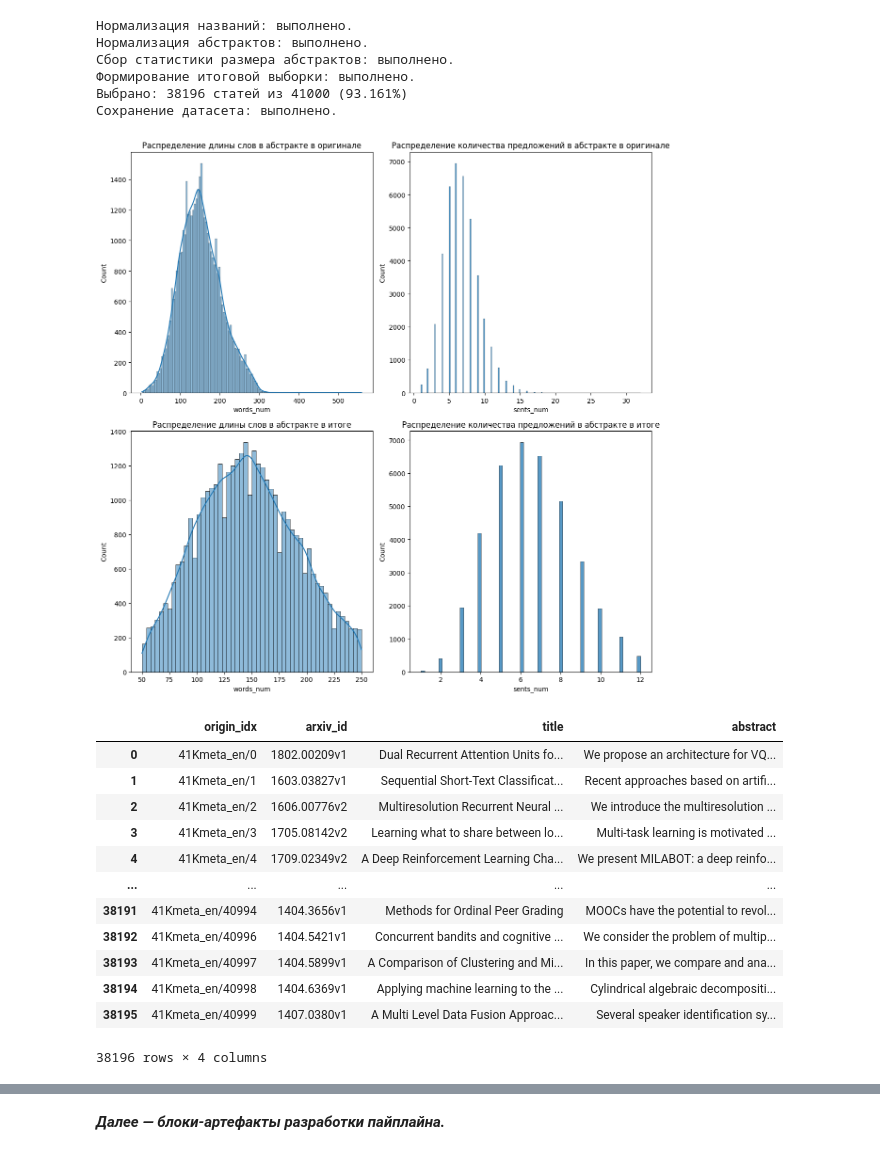
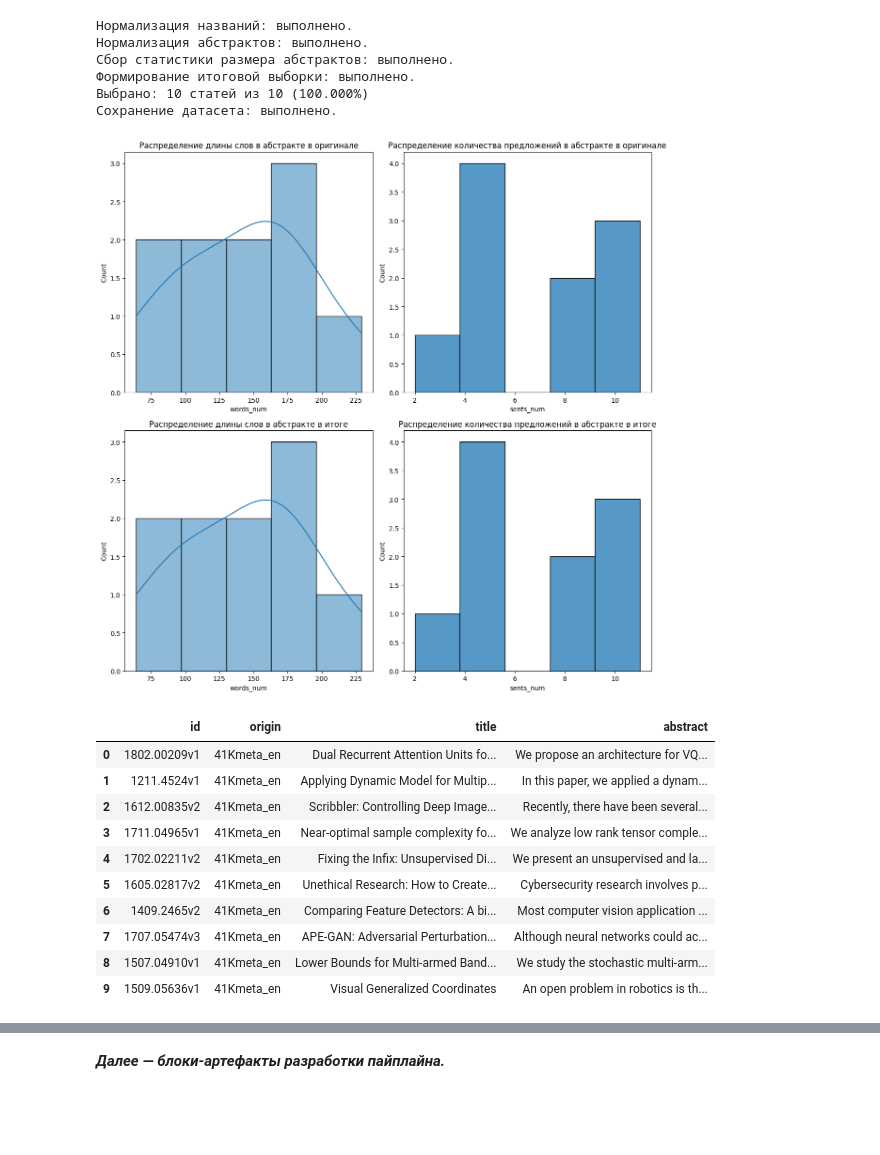
Before and after one commit to iltars311/ArticleCover, a Jupyter notebook: src/data_processing.ipynb, the cells around one changed output, grey strips where cells are left out. Saved outputs shown, nothing was run; the diff lists cells and outputs as text; code cells hidden in the pictures; blank space fills up the shorter version.

```diff
--- a/src/data_processing.ipynb
+++ b/src/data_processing.ipynb
@@ -48,17 +48,17 @@ def data_preprocessing_pipeline(dataset_path, max_size=100000, save=False, save_
 
     df_json = load_json(dataset_path, max_size)
 
-    df_origin = pd.DataFrame(columns = ['origin_idx', 'arxiv_id', 'title', 'abstract'])
+    df_origin = pd.DataFrame(columns = ['id', 'origin', 'title', 'abstract'])
 
-    origin_id = 0
+    origin_idx = 0
     for art in tqdm(df_json, 'Создание pandas-DataFrame из данных'):
         if 'summary' in art or 'abstract' in art:
             arxiv_id = art['id']
             title = art['title']
             abstract = art['summary'] if 'summary' in art else art['abstract']
             row = pd.DataFrame({
-                'id' : dataset_path.split('/')[-2] + "/" + str(origin_id),
-                'arxiv_id' : [arxiv_id],
+                'id' :  [arxiv_id],
+                'origin' : [dataset_path.split('/')[-2]],
                 'title' : [title],
                 'abstract' : [abstract]
             })
@@ -115,28 +115,26 @@ def data_preprocessing_pipeline(dataset_path, max_size=100000, save=False, save_
 
     return df_fin.reset_index(drop=True)
 # %%
-data_preprocessing_pipeline('../origins/41Kmeta_en/arxivData.json', save=True, save_path='../dataset/clean.tsv', save_mode='w')
+data_preprocessing_pipeline('../origins/41Kmeta_en/arxivData.json', max_size=10, save=True, save_path='../dataset/clean.tsv', save_mode='w')
 # %% [output]
 Нормализация названий: выполнено.
 Нормализация абстрактов: выполнено.
 Сбор статистики размера абстрактов: выполнено.
 Формирование итоговой выборки: выполнено.
-Выбрано: 38196 статей из 41000 (93.161%)
+Выбрано: 10 статей из 10 (100.000%)
 Сохранение датасета: выполнено.
-[figure, old version]
+[figure, new version]
-|  | origin_idx | arxiv_id | title | abstract |
-| 0 | 41Kmeta_en/0 | 1802.00209v1 | Dual Recurrent Attention Units fo... | We propose an architecture for VQ... |
-| 1 | 41Kmeta_en/1 | 1603.03827v1 | Sequential Short-Text Classificat... | Recent approaches based on artifi... |
-| 2 | 41Kmeta_en/2 | 1606.00776v2 | Multiresolution Recurrent Neural ... | We introduce the multiresolution ... |
-| 3 | 41Kmeta_en/3 | 1705.08142v2 | Learning what to share between lo... | Multi-task learning is motivated ... |
-| 4 | 41Kmeta_en/4 | 1709.02349v2 | A Deep Reinforcement Learning Cha... | We present MILABOT: a deep reinfo... |
-| ... | ... | ... | ... | ... |
-| 38191 | 41Kmeta_en/40994 | 1404.3656v1 | Methods for Ordinal Peer Grading | MOOCs have the potential to revol... |
-| 38192 | 41Kmeta_en/40996 | 1404.5421v1 | Concurrent bandits and cognitive ... | We consider the problem of multip... |
-| 38193 | 41Kmeta_en/40997 | 1404.5899v1 | A Comparison of Clustering and Mi... | In this paper, we compare and ana... |
-| 38194 | 41Kmeta_en/40998 | 1404.6369v1 | Applying machine learning to the ... | Cylindrical algebraic decompositi... |
-| 38195 | 41Kmeta_en/40999 | 1407.0380v1 | A Multi Level Data Fusion Approac... | Several speaker identification sy... |
+|  | id | origin | title | abstract |
+| 0 | 1802.00209v1 | 41Kmeta_en | Dual Recurrent Attention Units fo... | We propose an architecture for VQ... |
+| 1 | 1211.4524v1 | 41Kmeta_en | Applying Dynamic Model for Multip... | In this paper, we applied a dynam... |
+| 2 | 1612.00835v2 | 41Kmeta_en | Scribbler: Controlling Deep Image... | Recently, there have been several... |
+| 3 | 1711.04965v1 | 41Kmeta_en | Near-optimal sample complexity fo... | We analyze low rank tensor comple... |
+| 4 | 1702.02211v2 | 41Kmeta_en | Fixing the Infix: Unsupervised Di... | We present an unsupervised and la... |
+| 5 | 1605.02817v2 | 41Kmeta_en | Unethical Research: How to Create... | Cybersecurity research involves p... |
+| 6 | 1409.2465v2 | 41Kmeta_en | Comparing Feature Detectors: A bi... | Most computer vision application ... |
+| 7 | 1707.05474v3 | 41Kmeta_en | APE-GAN: Adversarial Perturbation... | Although neural networks could ac... |
+| 8 | 1507.04910v1 | 41Kmeta_en | Lower Bounds for Multi-armed Band... | We study the stochastic multi-arm... |
+| 9 | 1509.05636v1 | 41Kmeta_en | Visual Generalized Coordinates | An open problem in robotics is th... |
-38196 rows × 4 columns
 # %%
 data_preprocessing_pipeline("../origins/3Mmeta_en/arxiv-metadata-oai-snapshot.json", max_size=100000, save=True, save_path='../dataset/clean.tsv', save_mode='a')
 # %% [output]
```
Also changed, not shown: parts of 1 cell of this notebook, 9 other files.
